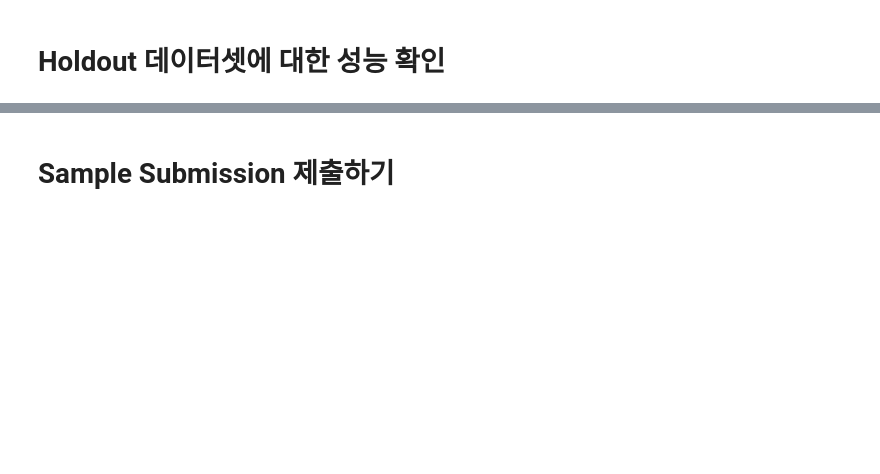
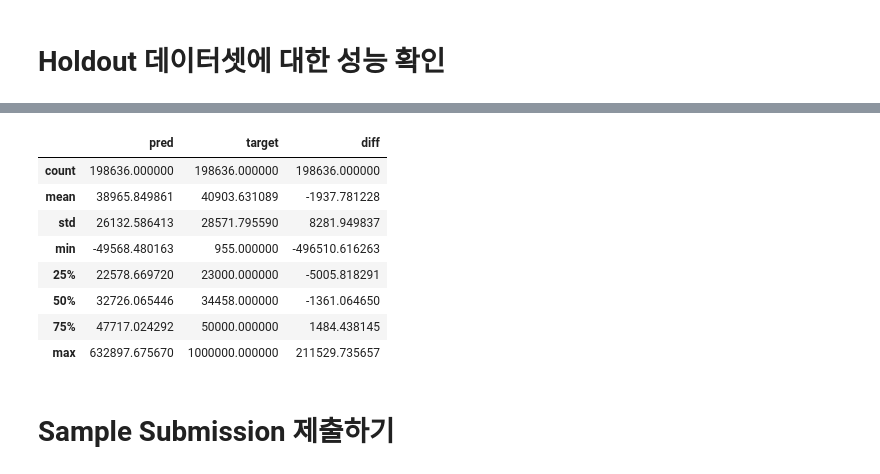
Before and after one commit to boostcampaitech7/level2-competitiveds-recsys-09, a Jupyter notebook: code/code/baseline.ipynb, the cells around one changed output, grey strips where cells are left out. Drawn from its saved outputs; the diff is of its cells as text; code cells hidden in the pictures; blank space fills up the shorter version.

```diff
--- a/code/code/baseline.ipynb
+++ b/code/code/baseline.ipynb
@@ -127,3 +147,15 @@ plt.ylim(0, 80)
+# %%
+pred_df.describe()
+# %% [output]
+|  | pred | target | diff |
+| count | 198636.000000 | 198636.000000 | 198636.000000 |
+| mean | 38965.849861 | 40903.631089 | -1937.781228 |
+| std | 26132.586413 | 28571.795590 | 8281.949837 |
+| min | -49568.480163 | 955.000000 | -496510.616263 |
+| 25% | 22578.669720 | 23000.000000 | -5005.818291 |
+| 50% | 32726.065446 | 34458.000000 | -1361.064650 |
+| 75% | 47717.024292 | 50000.000000 | 1484.438145 |
+| max | 632897.675670 | 1000000.000000 | 211529.735657 |
 # %% [markdown]
 # Sample Submission 제출하기
 # %%
```
Also changed, not shown: parts of 9 cells of this notebook.
